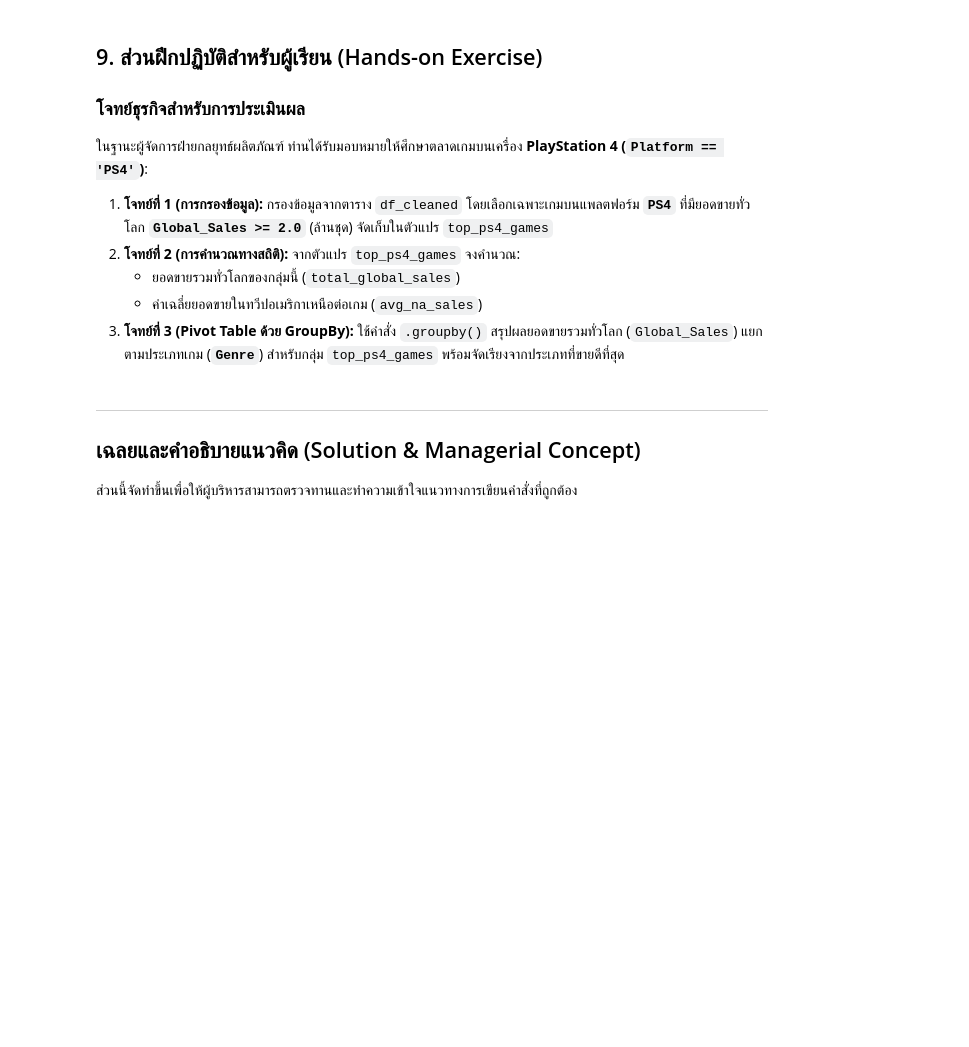
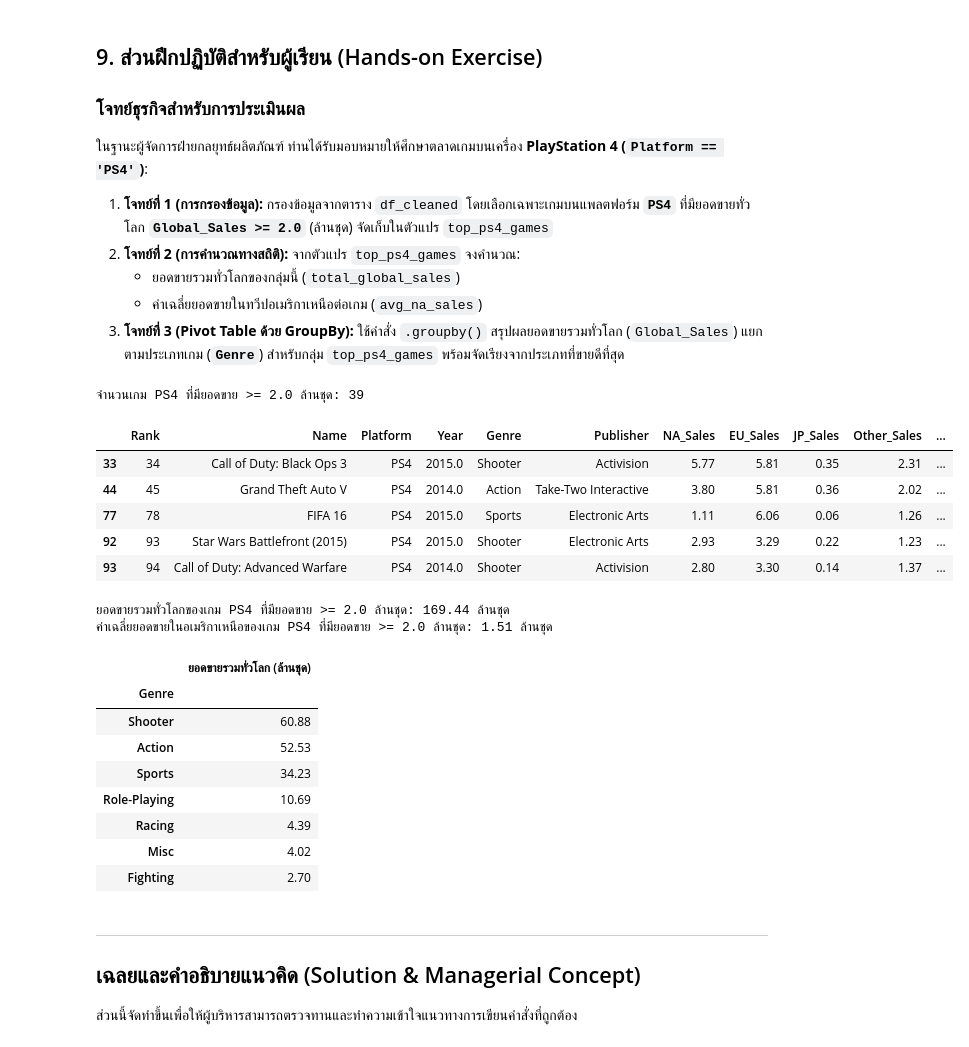
Before and after one commit to IceEz555/data-science-basic, a Jupyter notebook: 00 Data Science Basic/00-3-pandas-data-analysis-and-excel-comparison.ipynb, the cells around one changed output. Drawn from its saved outputs; the diff is of its cells as text; code cells hidden in the pictures; blank space fills up the shorter version.

```diff
--- a/00 Data Science Basic/00-3-pandas-data-analysis-and-excel-comparison.ipynb
+++ b/00 Data Science Basic/00-3-pandas-data-analysis-and-excel-comparison.ipynb
@@ -237,16 +347,50 @@ display(tier1_summary)
 # %%
 # TODO: เขียนโค้ดตอบโจทย์ที่ 1, 2, และ 3 ด้านล่างนี้
 # -----------------------------------------------------------------------------
 # 1. กรองเกมบนแพลตฟอร์ม PS4 ที่มียอดขาย Global_Sales >= 2.0 ล้านชุด
-
+top_ps4_games = df[(df["Platform"] == "PS4") & (df["Global_Sales"] >= 2.0)]
+print("จำนวนเกม PS4 ที่มียอดขาย >= 2.0 ล้านชุด:", len(top_ps4_games))
+display(top_ps4_games.head())
 
 # 2. คำนวณยอดขายรวมทั่วโลก และค่าเฉลี่ยยอดขายในอเมริกาเหนือ
+total_global_sales = top_ps4_games["Global_Sales"].sum()
+avg_na_sales = top_ps4_games["NA_Sales"].mean()
 
+print(f"ยอดขายรวมทั่วโลกของเกม PS4 ที่มียอดขาย >= 2.0 ล้านชุด: {total_global_sales:.2f} ล้านชุด")
+print(f"ค่าเฉลี่ยยอดขายในอเมริกาเหนือของเกม PS4 ที่มียอดขาย >= 2.0 ล้านชุด: {avg_na_sales:.2f} ล้านชุด")
 
 # 3. สรุปยอดขายรวม Global_Sales แยกตาม Genre โดยใช้ groupby
+genre_pivot_ps4 = top_ps4_games.groupby("Genre").agg({
+    "Global_Sales": ["sum"],
+})
 
+genre_pivot_ps4.columns = [
+    "ยอดขายรวมทั่วโลก (ล้านชุด)"
+]
+
+genre_pivot_ps4 = genre_pivot_ps4.sort_values(by="ยอดขายรวมทั่วโลก (ล้านชุด)", ascending=False)
+display(genre_pivot_ps4)
 
 # -----------------------------------------------------------------------------
+# %% [output]
+จำนวนเกม PS4 ที่มียอดขาย >= 2.0 ล้านชุด: 39
+|  | Rank | Name | Platform | Year | Genre | Publisher | NA_Sales | EU_Sales | JP_Sales | Other_Sales | ... |
+| 33 | 34 | Call of Duty: Black Ops 3 | PS4 | 2015.0 | Shooter | Activision | 5.77 | 5.81 | 0.35 | 2.31 | ... |
+| 44 | 45 | Grand Theft Auto V | PS4 | 2014.0 | Action | Take-Two Interactive | 3.80 | 5.81 | 0.36 | 2.02 | ... |
+| 77 | 78 | FIFA 16 | PS4 | 2015.0 | Sports | Electronic Arts | 1.11 | 6.06 | 0.06 | 1.26 | ... |
+| 92 | 93 | Star Wars Battlefront (2015) | PS4 | 2015.0 | Shooter | Electronic Arts | 2.93 | 3.29 | 0.22 | 1.23 | ... |
+| 93 | 94 | Call of Duty: Advanced Warfare | PS4 | 2014.0 | Shooter | Activision | 2.80 | 3.30 | 0.14 | 1.37 | ... |
+ยอดขายรวมทั่วโลกของเกม PS4 ที่มียอดขาย >= 2.0 ล้านชุด: 169.44 ล้านชุด
+ค่าเฉลี่ยยอดขายในอเมริกาเหนือของเกม PS4 ที่มียอดขาย >= 2.0 ล้านชุด: 1.51 ล้านชุด
+|  | ยอดขายรวมทั่วโลก (ล้านชุด) |
+| Genre |  |
+| Shooter | 60.88 |
+| Action | 52.53 |
+| Sports | 34.23 |
+| Role-Playing | 10.69 |
+| Racing | 4.39 |
+| Misc | 4.02 |
+| Fighting | 2.70 |
 # %% [markdown]
 ---
 ## เฉลยและคำอธิบายแนวคิด (Solution & Managerial Concept)
```
Also changed, not shown: parts of 9 cells of this notebook, 4 other files.
